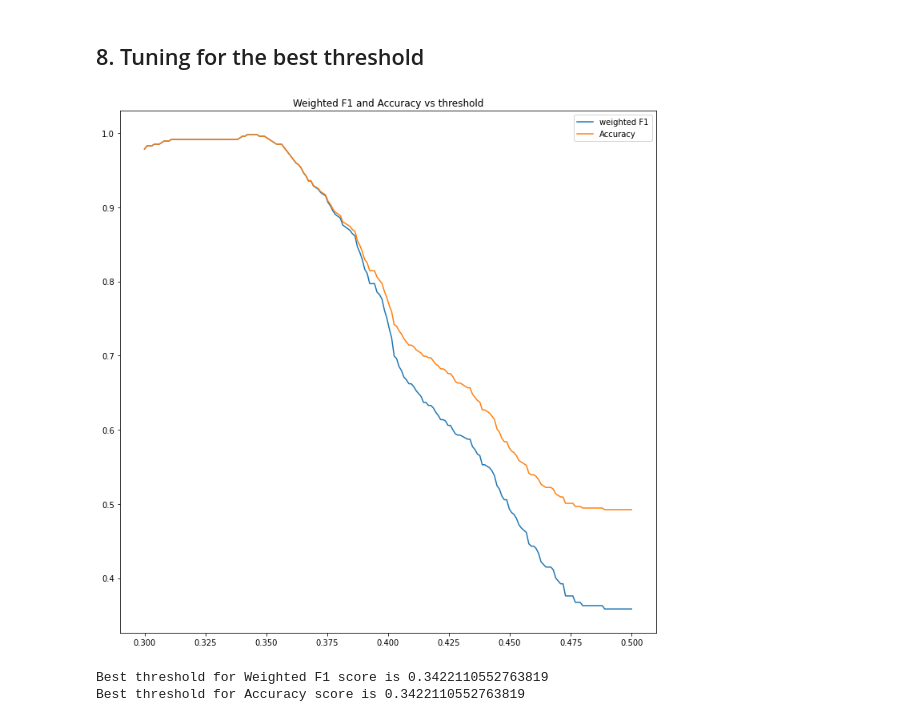
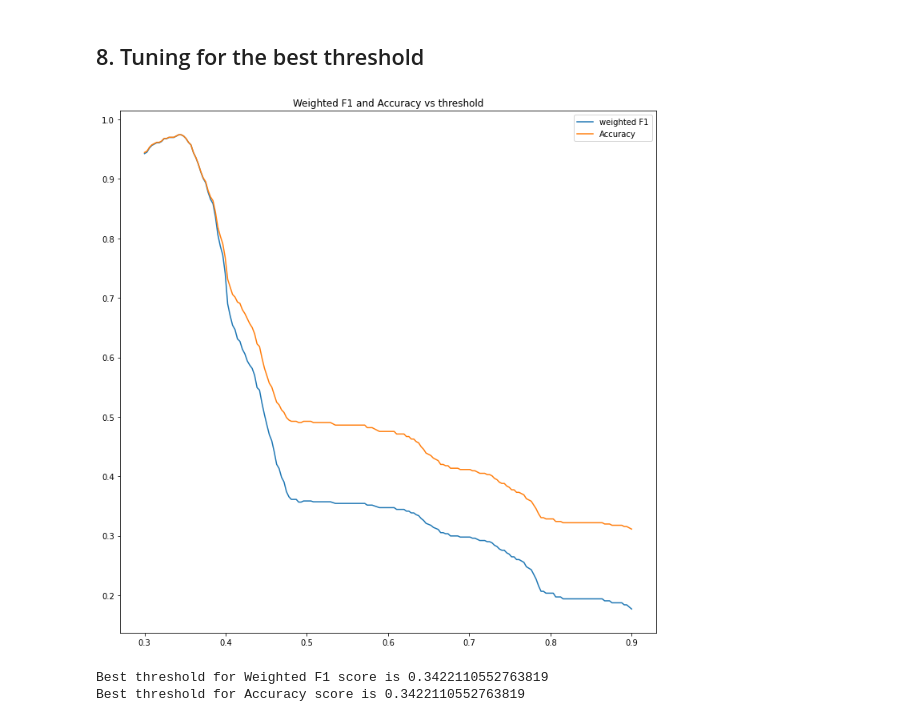
Before and after one commit to eric-kwok-nt/facial_recognition, a Jupyter notebook: notebooks/face_classification.ipynb, the cells around one changed output. Saved outputs shown, nothing was run; the diff lists cells and outputs as text; code cells hidden in the pictures.

```diff
--- a/notebooks/face_classification.ipynb
+++ b/notebooks/face_classification.ipynb
@@ -265,17 +272,17 @@ plt.show()
 # %%
 weighted_f1 = []
 acc = []
-for t in tqdm(np.linspace(0.3, 0.5, num=200), total=200):
+for t in tqdm(np.linspace(0.3, 0.9, num=200), total=200):
     y_pred, prob = knn.predict(embedding_dict['embedding'], threshold=t)
     weighted_f1.append(f1_score(embedding_dict['class'], y_pred, average='weighted'))
     acc.append(accuracy_score(embedding_dict['class'], y_pred))
 # %%
 plt.figure(figsize=(12,12))
-sns.lineplot(x=np.linspace(0.3, 0.5, num=200), y=weighted_f1)
-sns.lineplot(x=np.linspace(0.3, 0.5, num=200), y=acc)
+sns.lineplot(x=np.linspace(0.3, 0.9, num=200), y=weighted_f1)
+sns.lineplot(x=np.linspace(0.3, 0.9, num=200), y=acc)
 plt.legend(["weighted F1", "Accuracy"])
 plt.title("Weighted F1 and Accuracy vs threshold")
 plt.show()
 # %% [output]
-[figure, old version]
+[figure, new version]
 # %%
```
Also changed, not shown: parts of 5 cells of this notebook, 1 other file.
